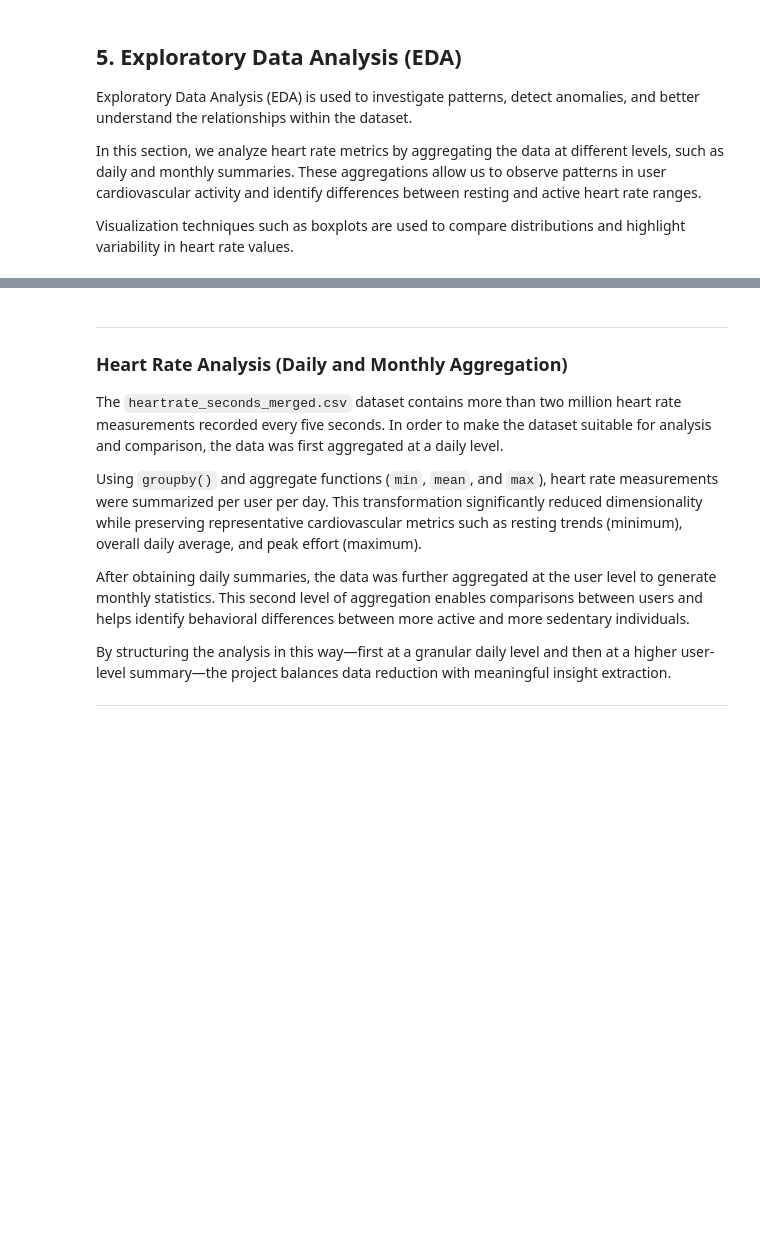
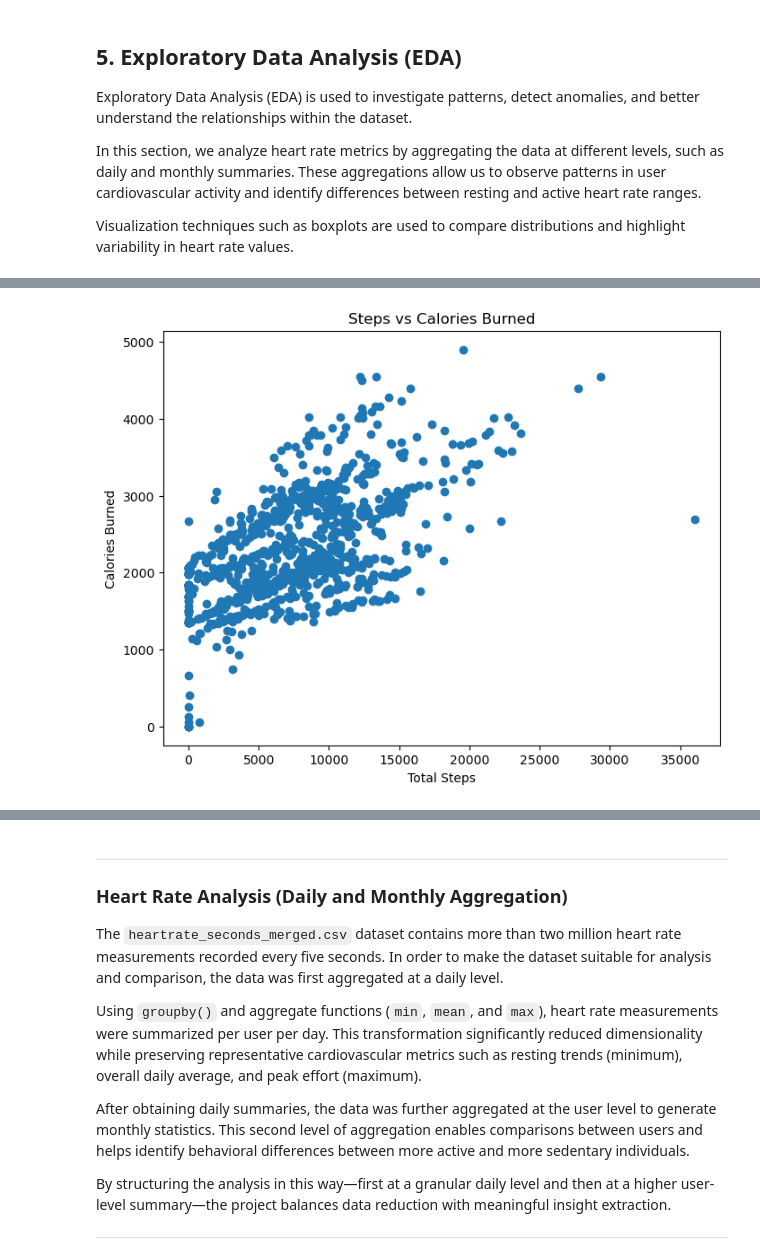
Before and after one commit to user-name-c/Bellabeat-Case-study, a Jupyter notebook: notebooks/bellabeat_analysis.ipynb, the cells around one changed output, grey strips where cells are left out. Cells and saved outputs as stored; diff of their text form; code cells hidden in the pictures; blank space fills up the shorter version.

```diff
--- a/notebooks/bellabeat_analysis.ipynb
+++ b/notebooks/bellabeat_analysis.ipynb
@@ -175,0 +214,11 @@ Visualization techniques such as boxplots are used to compare distributions and
+# %%
+plt.figure(figsize=(8,6))
+plt.scatter(daily_activity["TotalSteps"], daily_activity["Calories"])
+
+plt.title("Steps vs Calories Burned")
+plt.xlabel("Total Steps")
+plt.ylabel("Calories Burned")
+
+plt.show()
+# %% [output]
+[figure, added]
```
Also changed, not shown: parts of 13 cells of this notebook.
